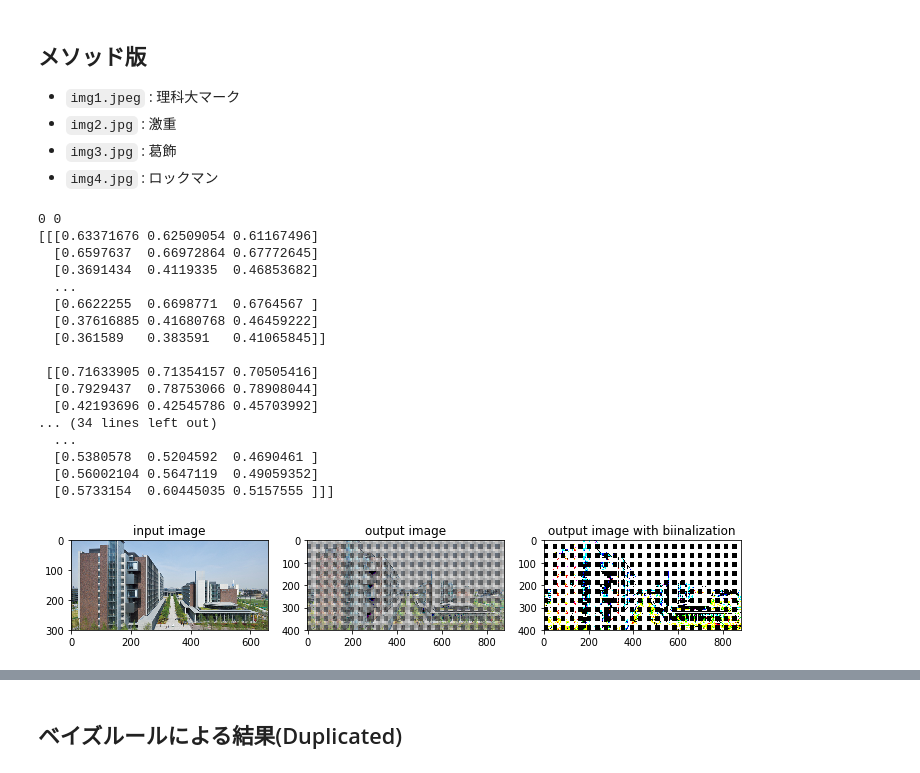
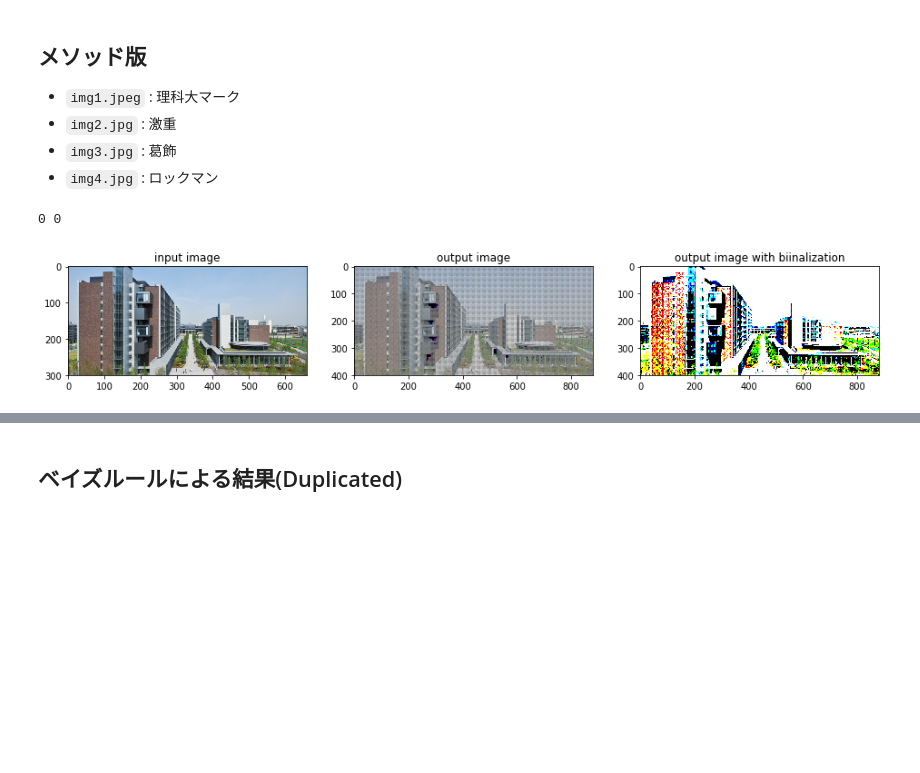
Before and after one commit to mositori/Bayesian-SuperResolution, a Jupyter notebook: ex1/autoencoder_example.ipynb, the cells around one changed output, grey strips where cells are left out. Saved outputs shown, nothing was run; the diff lists cells and outputs as text; code cells hidden in the pictures; blank space fills up the shorter version.

```diff
--- a/ex1/autoencoder_example.ipynb
+++ b/ex1/autoencoder_example.ipynb
@@ -43,15 +41,12 @@ class AE():
         self.model = Sequential()
         self.model.add( Dense(16, activation = 'relu', input_dim = 9) )
         #self.model.add( Dense(16, activation = 'relu') )
-        self.model.add( Dense(16, activation = 'relu') )
-        self.model.add( Dropout(0.5) )
-        self.model.add( Dense(16, activation = 'relu') )
         self.model.add( Dense(16, activation = keras.layers.ReLU(max_value=1, negative_slope=0, threshold = 0)) )
         #self.model.add( Dense(16, activation = keras.layers.ReLU(max_value=1, negative_slope=0, threshold = 0)) )
         self.model.compile(optimizer = optimizer,
                            loss = loss,
                            metrics = ['accuracy'])
-        plot_model(model, to_file='./model.png')
+        plot_model(self.model, to_file='./model.png')
     def fit(self, epochs='4', batch_size='256'):
         self.model.fit(self.q_matrix, self.p_matrix,
                       epochs = epochs,
@@ -124,7 +119,7 @@ class AE():
         output_img_binalized[output_img_binalized >= thresold] = 1
         output_img_binalized[output_img_binalized < thresold] = 0
 
-        fig, axes = plt.subplots(1,3, figsize = (12,12))
+        fig, axes = plt.subplots(1,3, figsize = (16,16))
         axes[0].imshow(input_img, cmap = plt.cm.binary)
         axes[0].set_title("input image")
         axes[1].imshow(output_img, cmap = plt.cm.binary)
@@ -156,8 +151,7 @@ class AE():
     def fit(self, epochs='4', batch_size='256'):
         self.model.fit(self.q_matrix, self.p_matrix,
                       epochs = epochs,
-                      batch_size = batch_size,
-                      validation_data = (self.q_matrix, self.p_matrix))
+                      batch_size = batch_size)
 
     def predict(self, test_img, threshold):
         preds = self.model.predict(test_img).reshape(4,4)
@@ -259,5 +249,5 @@ _________________________________________________________________
 # %% [markdown]
 ## 学習
 # %%
-autoencoder.fit(epochs = 20, batch_size=256)
+autoencoder.fit(epochs = 2, batch_size=512)
 # %% [output]
@@ -330,28 +328,10 @@ Text(0.5, 1.0, 'output image with biinalization')
 - `img3.jpg` : 葛飾
 - `img4.jpg` : ロックマン
 # %%
-input_img = np.random.randint(0,2, (15,15), dtype='int16')
 input_img = np.array(Image.open("img/img3.jpg"), "f") / 255
 output_img = autoencoder.SR(input_img, 0.5)
-print(output_img)
-output_img = Image.fromarray(np.uint8(255 * output_img))
-output_img.save('img/img4_output.jpg', quality=95)
+img = Image.fromarray(np.uint8(255 * output_img))
+img.save('img/img3_a(0_1).jpg', quality=95)
 # %% [output]
 0 0
-[[[0.63371676 0.62509054 0.61167496]
-  [0.6597637  0.66972864 0.67772645]
-  [0.3691434  0.4119335  0.46853682]
-  ...
-  [0.6622255  0.6698771  0.6764567 ]
-  [0.37616885 0.41680768 0.46459222]
-  [0.361589   0.383591   0.41065845]]
-
- [[0.71633905 0.71354157 0.70505416]
-  [0.7929437  0.78753066 0.78908044]
-  [0.42193696 0.42545786 0.45703992]
-... (34 lines left out)
-  ...
-  [0.5380578  0.5204592  0.4690461 ]
-  [0.56002104 0.5647119  0.49059352]
-  [0.5733154  0.60445035 0.5157555 ]]]
-[figure, old version]
+[figure, new version]
```
Also changed, not shown: parts of 8 cells of this notebook, 5 other files.
